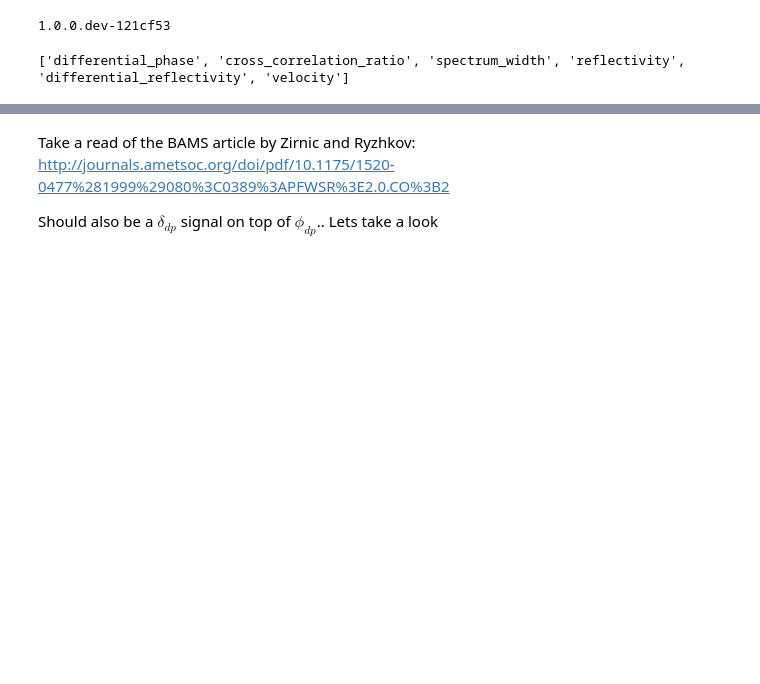
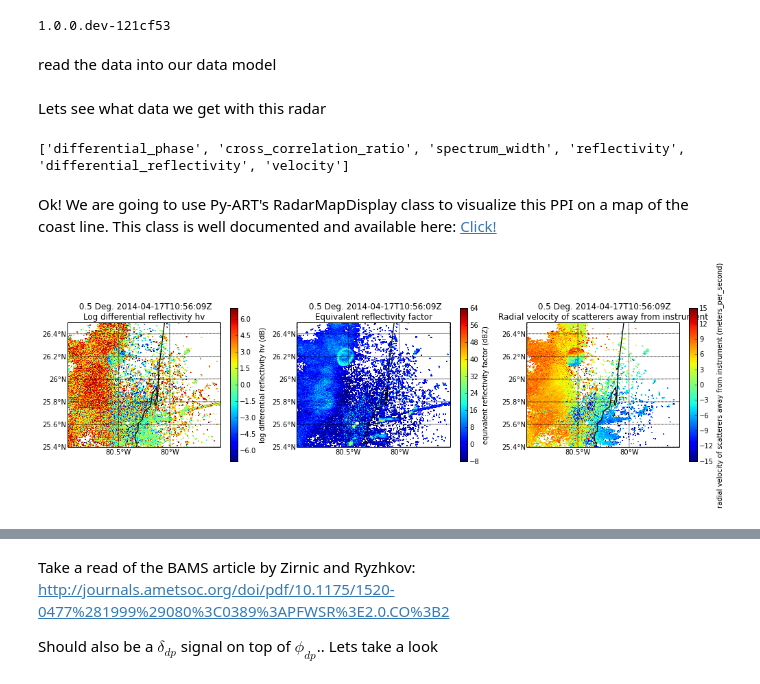
Before and after one commit to openradar/pyart_short_course, a Jupyter notebook: 2 Simple Py-ART Usage plotting PPI data on a map and add a new field.ipynb, the cells around one changed output, grey strips where cells are left out. Cells and saved outputs as stored; diff of their text form; code cells hidden in the pictures; blank space fills up the shorter version.

```diff
--- a/2 Simple Py-ART Usage plotting PPI data on a map and add a new field.ipynb
+++ b/2 Simple Py-ART Usage plotting PPI data on a map and add a new field.ipynb
@@ -19,11 +21,38 @@ import os
 print pyart.__version__
 # %% [output]
 1.0.0.dev-121cf53
+# %% [markdown]
+read the data into our data model
 # %%
 #you can grab the data here: http://engineering.arm.gov/~collis/KAMX_20140417_1056
 filename = 'data/KAMX_20140417_1056'
 radar = pyart.io.read(filename)
+# %% [markdown]
+Lets see what data we get with this radar
 # %%
 print radar.fields.keys()
 # %% [output]
 ['differential_phase', 'cross_correlation_ratio', 'spectrum_width', 'reflectivity', 'differential_reflectivity', 'velocity']
+# %% [markdown]
+Ok! We are going to use Py-ART's RadarMapDisplay class to visualize this PPI on a map of the coast line. This class is well documented and available here: <a href = 'http://arm-doe.github.io/pyart/dev/user_reference/generated/pyart.graph.RadarMapDisplay.html#pyart.graph.RadarMapDisplay'>Click!</a>
+# %%
+#create an instance of the class using our radar
+display = pyart.graph.RadarMapDisplay(radar)
+#create a Matplotlib figure
+f = plt.figure(figsize = [17,4])
+#now we are going to do a three panel plot, resolution is a basemap parameter and determines the resolution of
+#the coastline.. here we set to intermediate or 'i' ('h' for high 'l' for low)
+plt.subplot(1, 3, 1)
+display.plot_ppi_map('differential_reflectivity', max_lat = 26.5, min_lat =25.4, min_lon = -81., max_lon = -79.5,
+                     vmin = -7, vmax = 7, lat_lines = np.arange(20,28,.2), lon_lines = np.arange(-82, -79, .5),
+                     resolution = 'i')
+plt.subplot(1, 3, 2)
+display.plot_ppi_map('reflectivity', max_lat = 26.5, min_lat =25.4, min_lon = -81., max_lon = -79.5,
+                     vmin = -8, vmax = 64, lat_lines = np.arange(20,28,.2), lon_lines = np.arange(-82, -79, .5),
+                     resolution = 'i')
+plt.subplot(1, 3, 3)
+display.plot_ppi_map('velocity', sweep = 1, max_lat = 26.5, min_lat =25.4, min_lon = -81., max_lon = -79.5,
+                     vmin = -15, vmax = 15, lat_lines = np.arange(20,28,.2), lon_lines = np.arange(-82, -79, .5),
+                     resolution = 'i')
+# %% [output]
+[figure, added]
```
Also changed, not shown: parts of 14 cells of this notebook, 2 other files.
